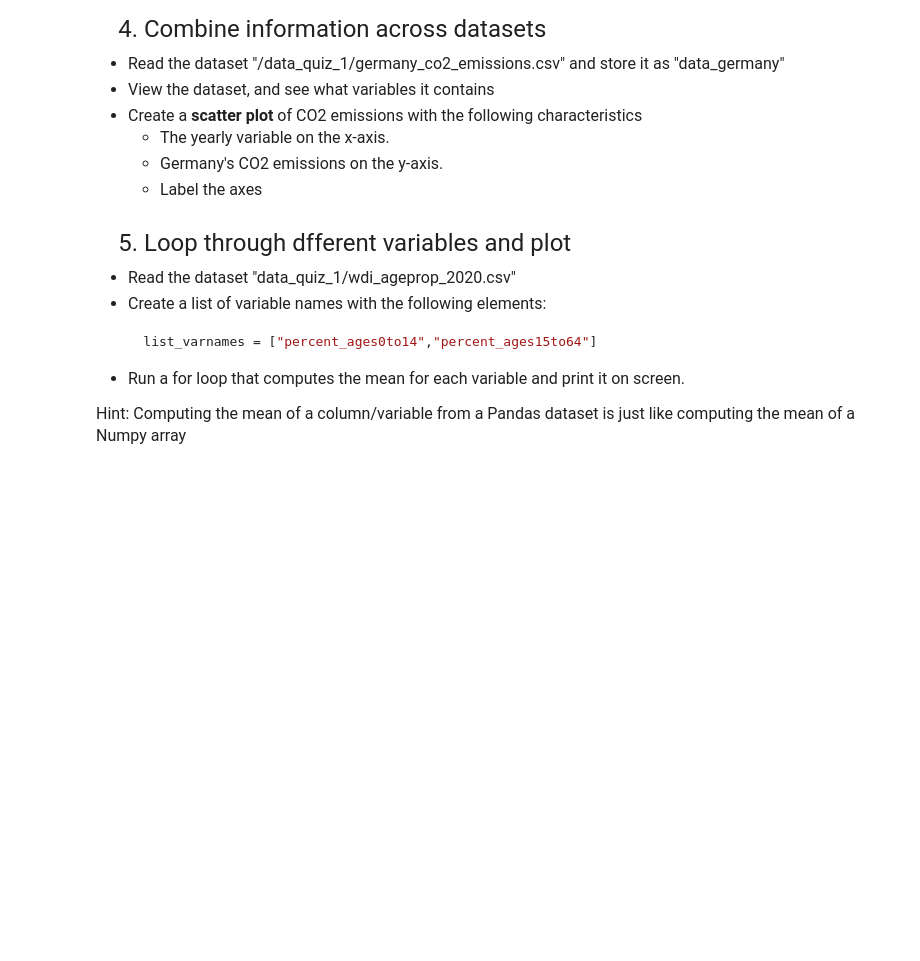
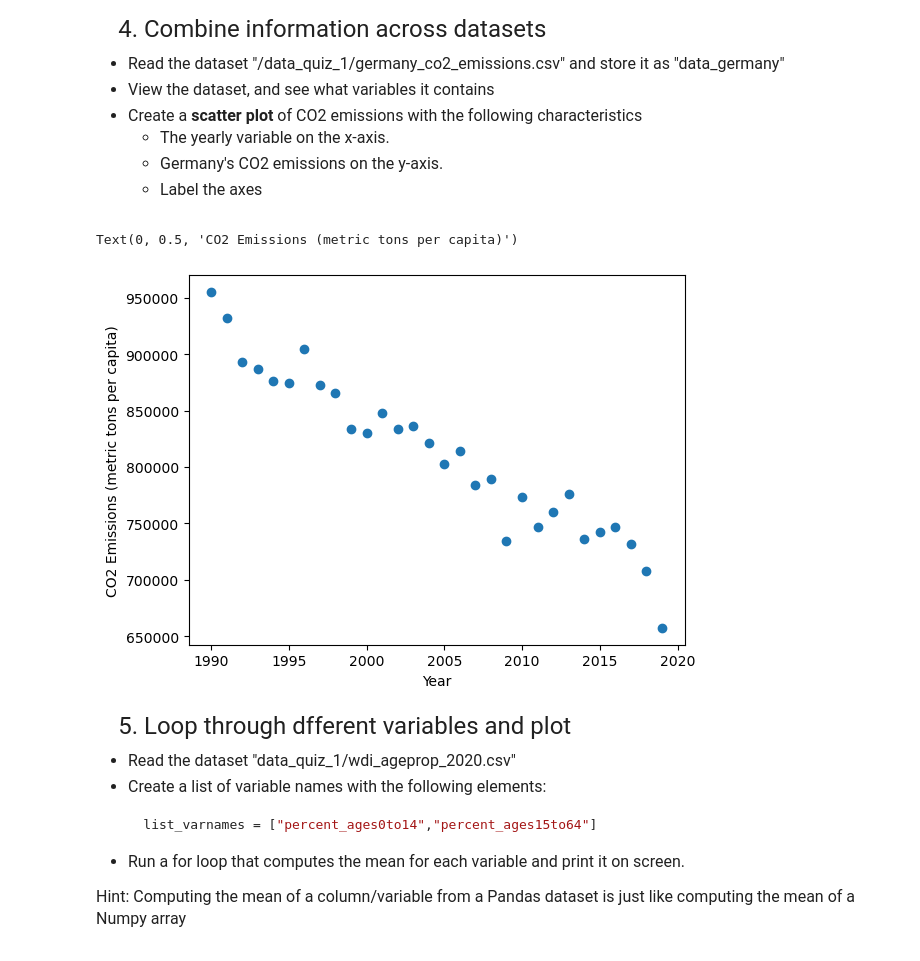
Before and after one commit to a1anine/qtm151fall2025, a Jupyter notebook: quiz1_section1/Quiz 1.ipynb, the cells around one changed output. Cells and saved outputs as stored; diff of their text form; code cells hidden in the pictures; blank space fills up the shorter version.

Commit message:
quiz 1 updates

```diff
--- a/quiz1_section1/Quiz 1.ipynb
+++ b/quiz1_section1/Quiz 1.ipynb
@@ -171,3 +173,14 @@ ValueError: Number of rows must be a positive integer, not array([-0.45261103,
+# %%
+### Your solution below:
+
+data_germany = pd.read_csv("data_quiz_1/germany_co2_emissions.csv")
+data_germany
+plt.scatter(data_germany["year"], data_germany["total_emissions"])
+plt.xlabel("Year")
+plt.ylabel("CO2 Emissions (metric tons per capita)")
+# %% [output]
+Text(0, 0.5, 'CO2 Emissions (metric tons per capita)')
+[figure, added]
 # %% [markdown]
 <font size = "5">
 
```
Also changed, not shown: parts of 7 cells of this notebook, 4 other files.
